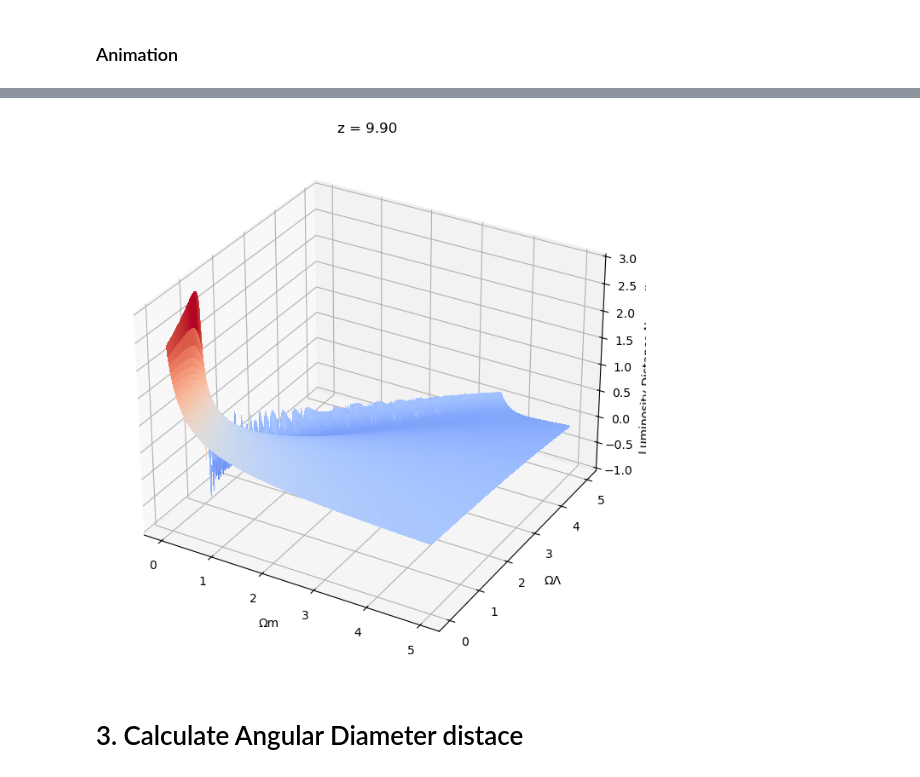
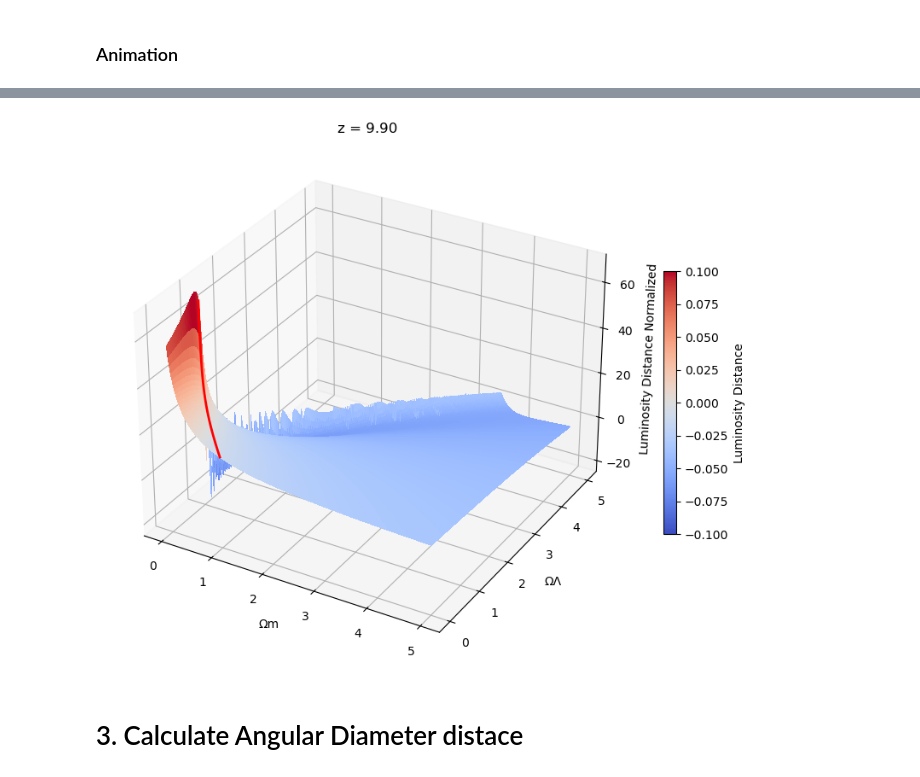
Before and after one commit to john1256/KASI_Ms, a Jupyter notebook: 2025/cosmo.ipynb, the cells around one changed output, grey strips where cells are left out. Drawn from its saved outputs; the diff is of its cells as text; code cells hidden in the pictures.

```diff
--- a/2025/cosmo.ipynb
+++ b/2025/cosmo.ipynb
@@ -217,16 +212,20 @@ plt.legend()
 # %% [markdown]
 ### Animation
 # %%
-zrange = np.arange(0.1,10.0,0.1)
+#Drawing benchmark for normalization (Omegam = 0.31, Omegalamb = 0.69)
+zrange_init = np.arange(0.1,1.1,0.02)
+zrange_later = np.arange(1.1,10.0,0.1)
+zrange = np.concatenate((zrange_init,zrange_later))
 Benchmark = np.zeros((len(zrange),))
 for i, zval in enumerate(zrange):
     propdist_Bench = Properdist(zval, 0.31, 0.69)
     Benchmark[i] = Lumdist(zval, propdist_Bench)[0]
 # %%
+# Drawing All cosmology
 OmegamArr = np.arange(1,500,2)/100
 OmegalambArr = np.arange(1,500,2)/100
 OmegamX, OmegalambY = np.meshgrid(OmegamArr, OmegalambArr)
 distarr =np.zeros((len(zrange),) + OmegamX.shape)
 for i,zval in enumerate(zrange):
     propdist = Properdist(zval, OmegamX, OmegalambY)
-    distarr[i] = Lumdist(zval, propdist)/Benchmark[i]
+    distarr[i] = Lumdist(zval, propdist)/c_proper/H0_inverse
@@ -245,37 +232,60 @@ plt.colorbar(surf, shrink=0.5, aspect=5)
+# %%
+# Drawing Flat cosmology
+OmegaFlatmArr = np.arange(1,100,2)/100
+OmegaFlatlambArr = 1-OmegaFlatmArr
+distarr_Flat = np.zeros((len(zrange),) + OmegaFlatmArr.shape)
+for i,zval in enumerate(zrange):
+    propdist_Flat = Properdist(zval, OmegaFlatmArr, OmegaFlatlambArr)
+    distarr_Flat[i] = Lumdist(zval, propdist_Flat)/c_proper/H0_inverse
 # %%
 # 애니메이션 설정
 
 from matplotlib.animation import FuncAnimation
+import matplotlib.colors as mcolors
 
 # 애니메이션 설정
 fig = plt.figure(figsize=(10, 8))
-ax = plt.axes(projection='3d')
+ax = plt.axes(projection='3d', computed_zorder=False)
 vmin = np.min(distarr)
 vmax = np.max(distarr)
-# 애니메이션 함수
+norm = mcolors.Normalize(vmin=vmin, vmax=vmax)
+cmap = plt.get_cmap('coolwarm')
+# 애니메이션 초기 더미 그림
+surf = ax.plot_surface(OmegamX, OmegalambY, distarr[0],
+                        cmap=cmap, norm=norm, linewidth=0, antialiased=False, zorder=1)
+flatline = ax.plot(OmegaFlatmArr, OmegaFlatlambArr, distarr_Flat[0], 'red', linewidth=2, zorder=2, label = 'Flat Universe')
+ax.legend()
+# 컬러바 추가 (update 내부에서 지워지지 않도록)
+mappable = plt.cm.ScalarMappable(cmap=cmap, norm=norm)
+mappable.set_array([])  # 빈 배열 설정 (필수)
+cbar = fig.colorbar(mappable, ax=ax, shrink=0.5)
+cbar.set_label('Luminosity Distance')
+
+# 애니메이션 업데이트
 def update(frame):
     ax.clear()
     surf = ax.plot_surface(OmegamX, OmegalambY, distarr[frame],
                           rstride=1, cstride=1,
                           cmap='coolwarm',
                           linewidth=0,
-                          antialiased=False)
+                          antialiased=False, zorder=1)
+    flatline = ax.plot(OmegaFlatmArr, OmegaFlatlambArr, distarr_Flat[frame], 'red', linewidth=2, zorder=2, label = 'Flat Universe')
     ax.set_xlabel('Ωm')
     ax.set_ylabel('ΩΛ')
 
     ax.set_zlabel('Luminosity Distance Normalized')
     ax.set_title(f'z = {zrange[frame]:.2f}')
-    return surf,
+    return surf, flatline
 
 # 애니메이션 생성
 anim = FuncAnimation(fig, update, frames=len(zrange),
                     interval=100,  # 100ms 간격으로 프레임 변경
                     blit=False)  # blit=False로 변경
 
 anim.save('/Users/john1256/KASI_Ms/2025/luminosity_distance.gif', writer='pillow')
 plt.show()
 # %% [output]
-[figure, old version]
+[figure, new version]
 # %% [markdown]
 # 3. Calculate Angular Diameter distace
 # %%
```
Also changed, not shown: parts of 12 cells of this notebook, 4 other files.
